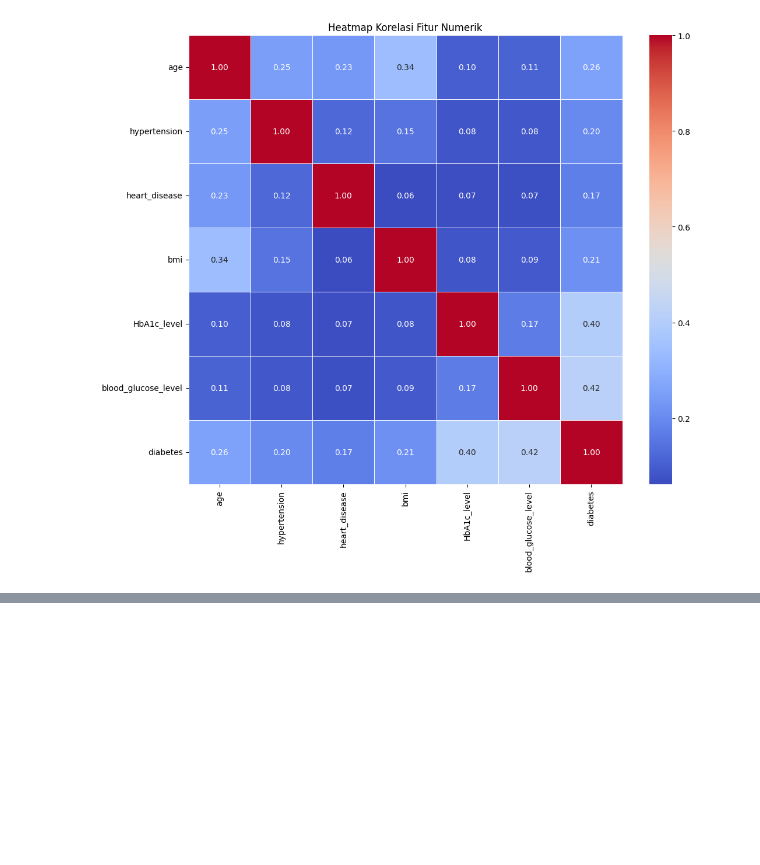
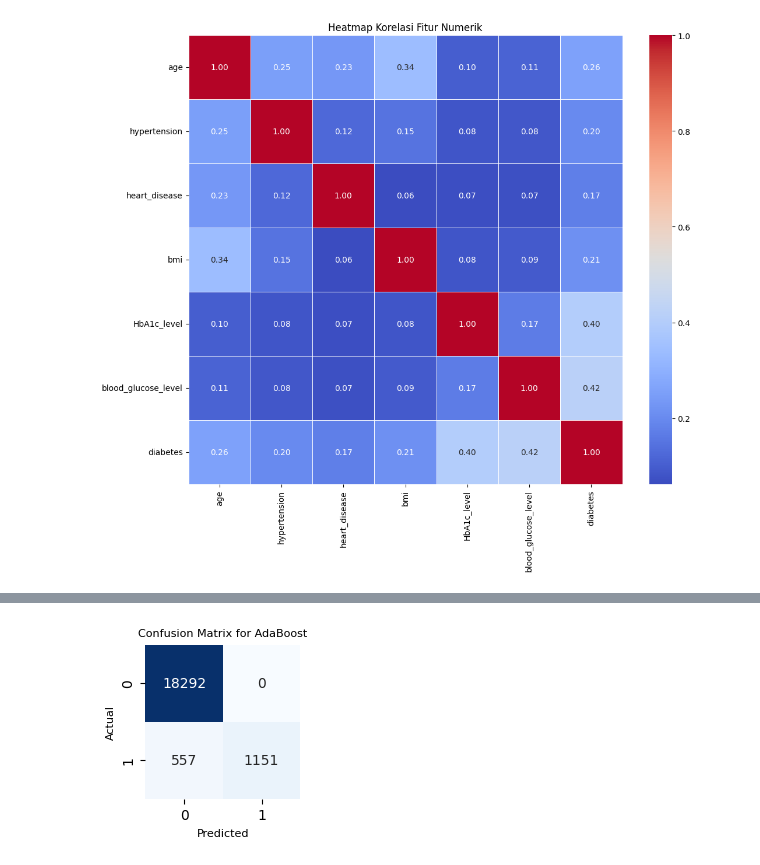
Before and after one commit to aprizal543/Prediksi_DiabetesV2, a Jupyter notebook: Prediks_DiabetesV2.ipynb, the cells around one changed output, grey strips where cells are left out. Saved outputs shown, nothing was run; the diff lists cells and outputs as text; code cells hidden in the pictures; blank space fills up the shorter version.

```diff
--- a/Prediks_DiabetesV2.ipynb
+++ b/Prediks_DiabetesV2.ipynb
@@ -116,0 +278,6 @@ plt.show()
+# %%
+# Tampilkan Confusion Matrix untuk AdaBoost
+abc_cm = results['AdaBoost']['Confusion Matrix']
+plot_confusion_matrix(abc_cm, 'AdaBoost')
+# %% [output]
+[figure, added]
```
Also changed, not shown: parts of 17 cells of this notebook.
